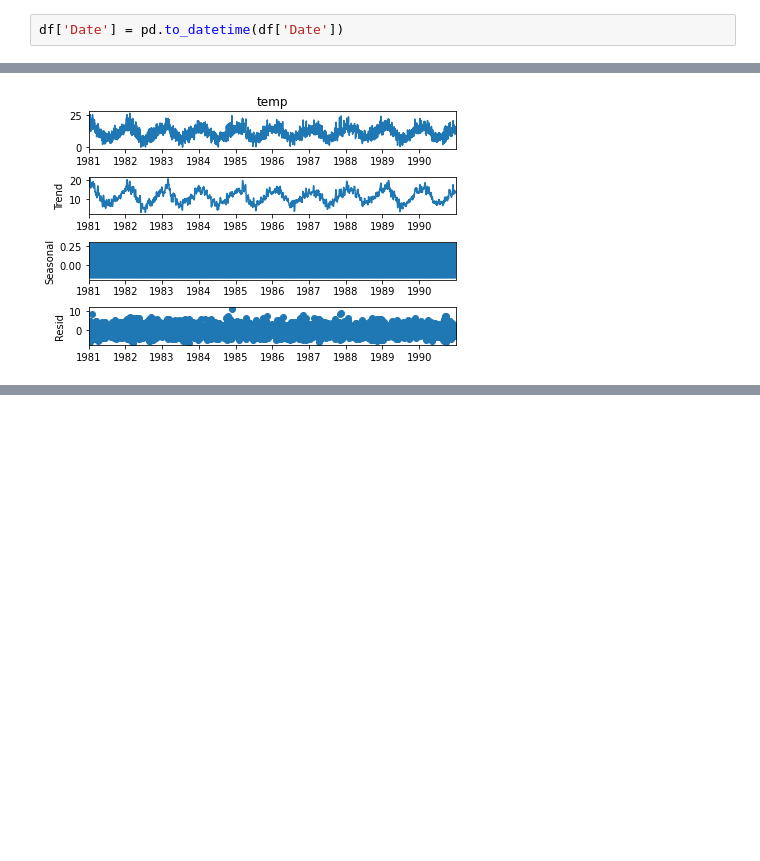
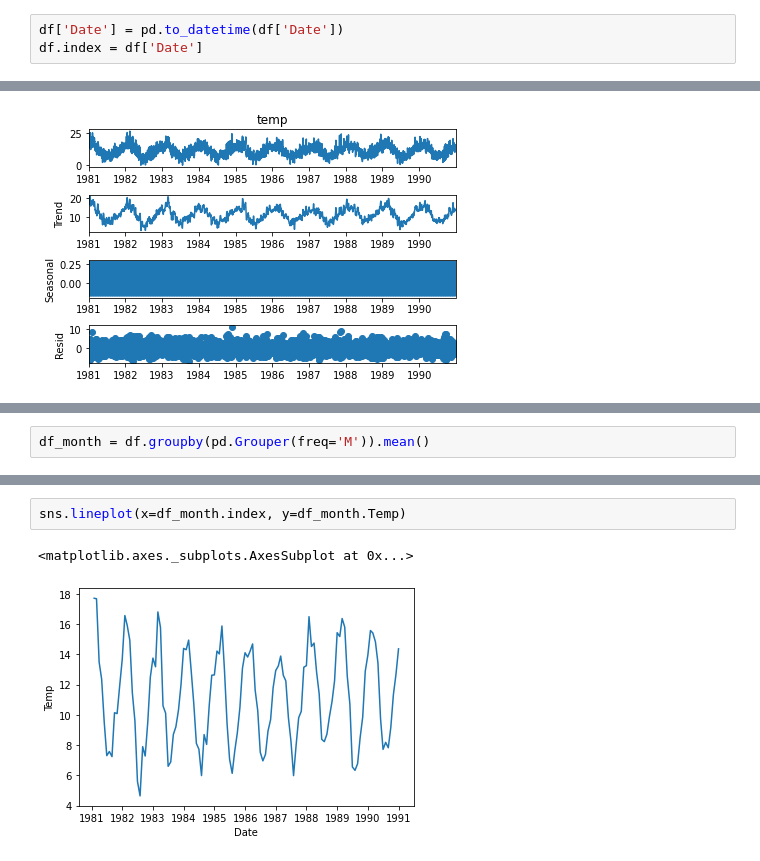
Before and after one commit to michaelk-a-m/SimpleTimeSeries, a Jupyter notebook: TemperatureTS.ipynb, the cells around one changed output, grey strips where cells are left out. Drawn from its saved outputs; the diff is of its cells as text; blank space fills up the shorter version.

Commit message:
Group by month

```diff
--- a/TemperatureTS.ipynb
+++ b/TemperatureTS.ipynb
@@ -20,6 +20,7 @@ df.columns
 Index(['Date', 'Temp'], dtype='object')
 # %%
 df['Date'] = pd.to_datetime(df['Date'])
+df.index = df['Date']
 # %%
 sns.lineplot(x='Date', y='Temp', data=df)
 # %% [output]
@@ -81,0 +87,2 @@ fig = sd.plot()
+# %%
+df_month = df.groupby(pd.Grouper(freq='M')).mean()
@@ -81,0 +99,5 @@ fig = sd.plot()
+# %%
+sns.lineplot(x=df_month.index, y=df_month.Temp)
+# %% [output]
+<matplotlib.axes._subplots.AxesSubplot at 0x...>
+[figure, added]
```
Also changed, not shown: parts of 9 cells of this notebook.
